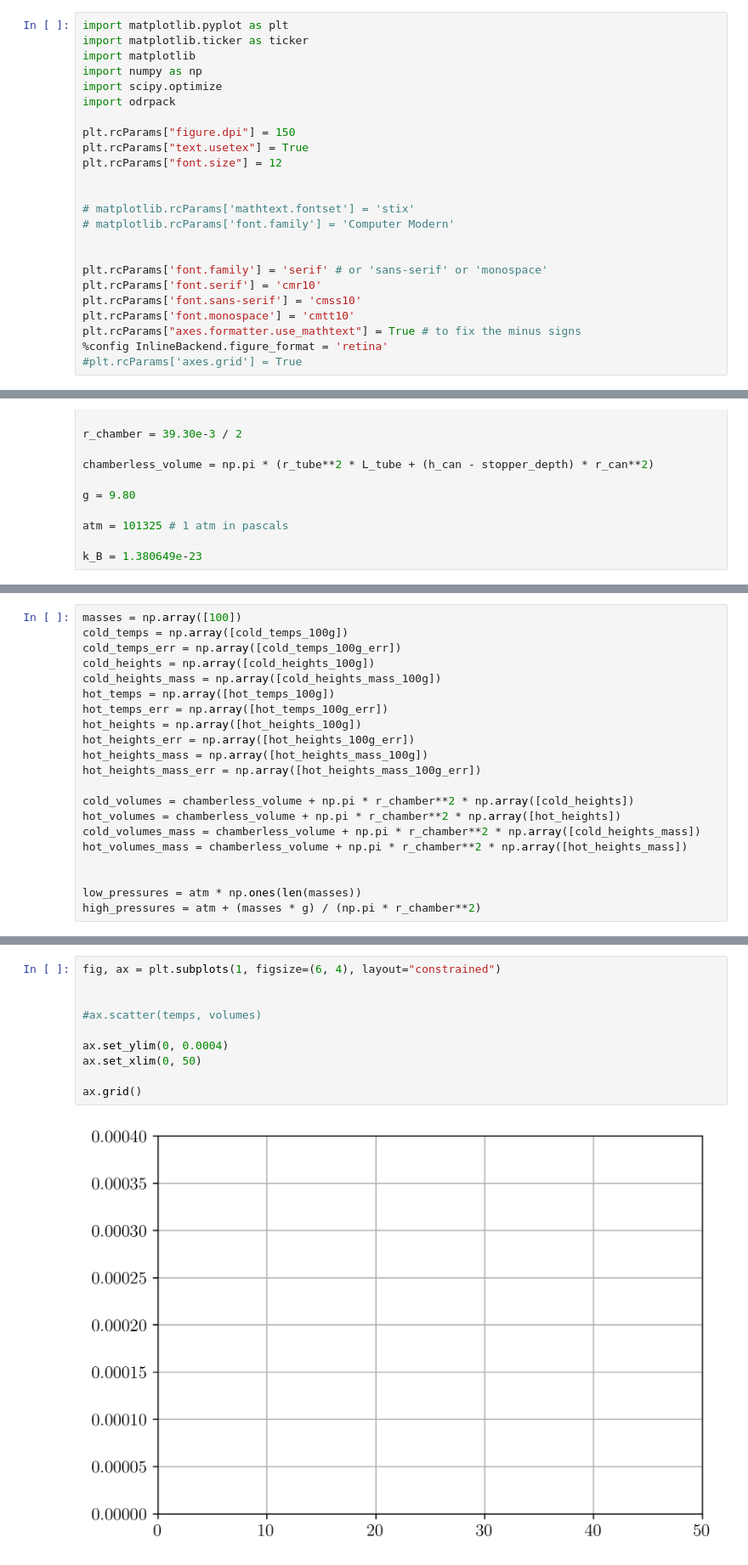
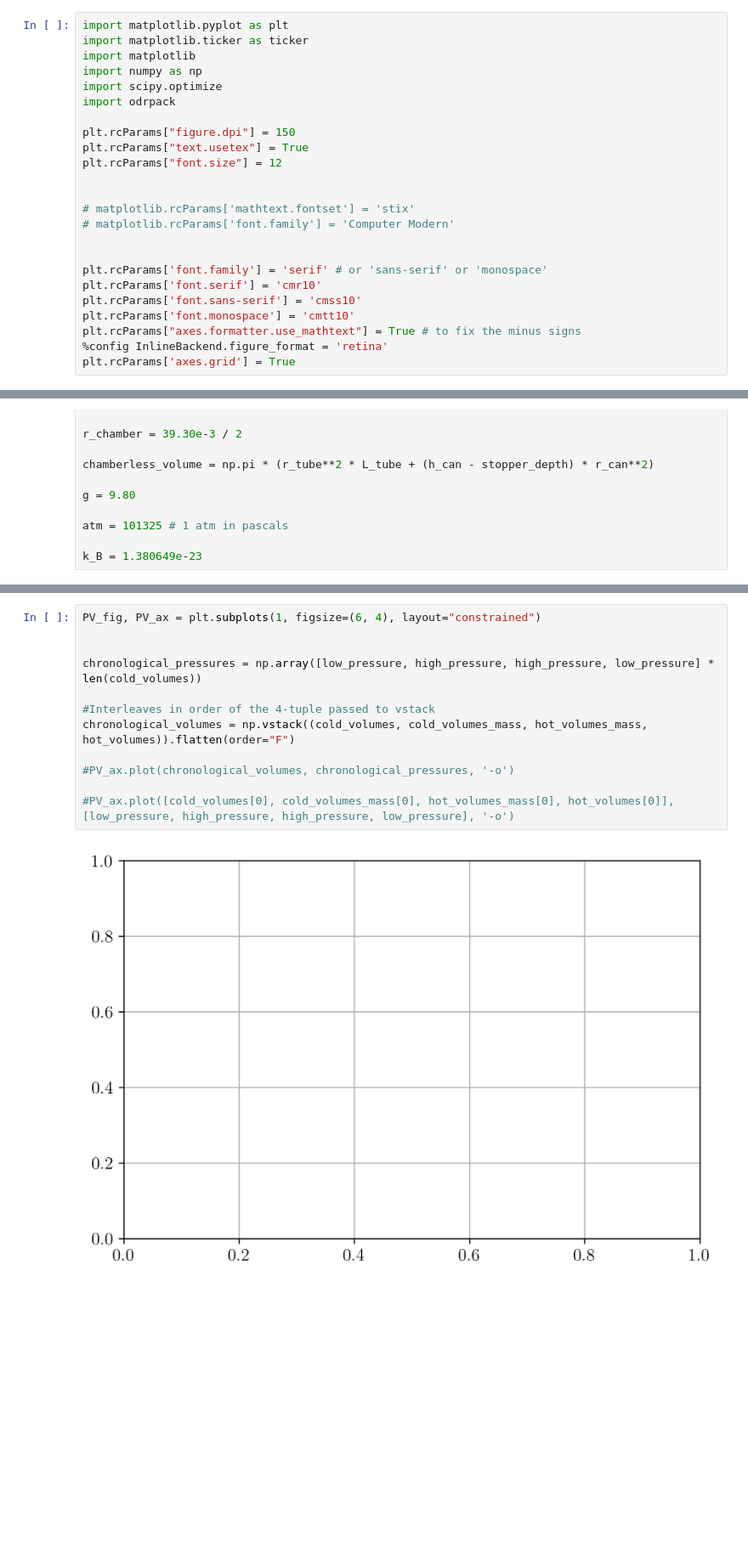
Before and after one commit to mlumminger/Physics-5CL, a Jupyter notebook: Lab 7/lab7_exp3_100g.ipynb, the cells around one changed output, grey strips where cells are left out. Shown at 85% size. Cells and saved outputs as stored; diff of their text form; blank space fills up the shorter version.

```diff
--- a/Lab 7/lab7_exp3_100g.ipynb
+++ b/Lab 7/lab7_exp3_100g.ipynb
@@ -21,7 +21,7 @@ plt.rcParams['font.sans-serif'] = 'cmss10'
 plt.rcParams['font.monospace'] = 'cmtt10'
 plt.rcParams["axes.formatter.use_mathtext"] = True # to fix the minus signs
 %config InlineBackend.figure_format = 'retina'
-#plt.rcParams['axes.grid'] = True
+plt.rcParams['axes.grid'] = True
 # %%
 r_tube = 3.34e-3
 L_tube = 640.0e-3
@@ -60,22 +75 @@ hot_heights_100g_err = np.ones(len(hot_heights_100g)) * 0.5 * 1e-3
-# %%
-masses = np.array([100])
-cold_temps = np.array([cold_temps_100g])
-cold_temps_err = np.array([cold_temps_100g_err])
-cold_heights = np.array([cold_heights_100g])
-cold_heights_mass = np.array([cold_heights_mass_100g])
-hot_temps = np.array([hot_temps_100g])
-hot_temps_err = np.array([hot_temps_100g_err])
-hot_heights = np.array([hot_heights_100g])
-hot_heights_err = np.array([hot_heights_100g_err])
-hot_heights_mass = np.array([hot_heights_mass_100g])
-hot_heights_mass_err = np.array([hot_heights_mass_100g_err])
-
-cold_volumes = chamberless_volume + np.pi * r_chamber**2 * np.array([cold_heights])
-hot_volumes = chamberless_volume + np.pi * r_chamber**2 * np.array([hot_heights])
-cold_volumes_mass = chamberless_volume + np.pi * r_chamber**2 * np.array([cold_heights_mass])
-hot_volumes_mass = chamberless_volume + np.pi * r_chamber**2 * np.array([hot_heights_mass])
-
-
-low_pressures = atm * np.ones(len(masses))
-high_pressures = atm + (masses * g) / (np.pi * r_chamber**2)
 # %%
@@ -91,12 +96,14 @@ for i in range(len(masses)):
 # %%
-fig, ax = plt.subplots(1, figsize=(6, 4), layout="constrained")
+PV_fig, PV_ax = plt.subplots(1, figsize=(6, 4), layout="constrained")
 
 
-#ax.scatter(temps, volumes)
+chronological_pressures = np.array([low_pressure, high_pressure, high_pressure, low_pressure] * len(cold_volumes))
 
-ax.set_ylim(0, 0.0004)
-ax.set_xlim(0, 50)
+#Interleaves in order of the 4-tuple passed to vstack
+chronological_volumes = np.vstack((cold_volumes, cold_volumes_mass, hot_volumes_mass, hot_volumes)).flatten(order="F")
 
-ax.grid()
+#PV_ax.plot(chronological_volumes, chronological_pressures, '-o')
+
+#PV_ax.plot([cold_volumes[0], cold_volumes_mass[0], hot_volumes_mass[0], hot_volumes[0]], [low_pressure, high_pressure, high_pressure, low_pressure], '-o')
 # %% [output]
-[figure, old version]
+[figure, new version]
```
Also changed, not shown: parts of 3 cells of this notebook, 6 other files.
